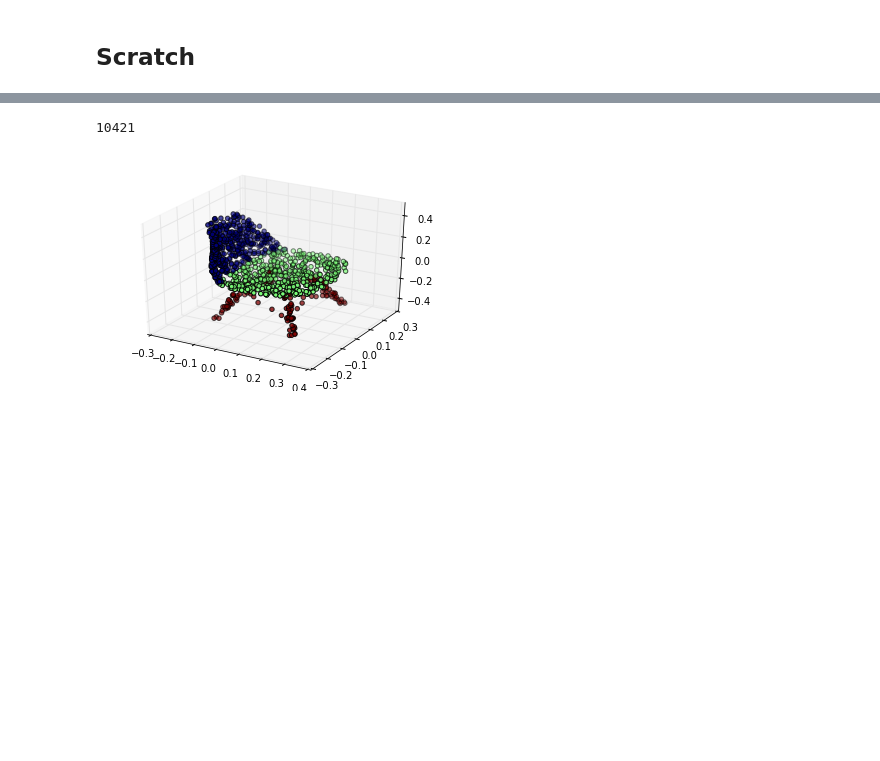
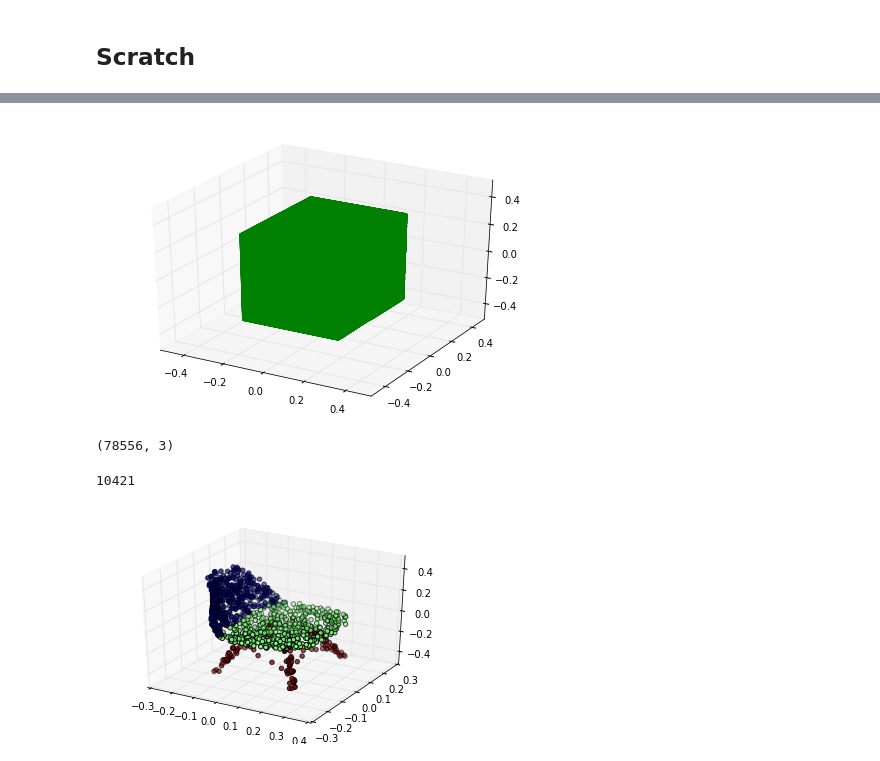
Before and after one commit to optas/tf_lab, a Jupyter notebook: notebooks/panos/scratch.ipynb, the cells around one changed output, grey strips where cells are left out. Saved outputs shown, nothing was run; the diff lists cells and outputs as text; code cells hidden in the pictures; blank space fills up the shorter version.

```diff
--- a/notebooks/panos/scratch.ipynb
+++ b/notebooks/panos/scratch.ipynb
@@ -51,3 +90,19 @@ print '%d files containing complete point clouds were found.' % (len(full_pcloud
+# %%
+mesh_file = '/orions4-zfs/projects/lins2/Panos_Space/DATA/ShapeNetManifold/20000/04330267/177fedf455e50b4d352845ab138522d8//model.obj'
+from geo_tool import Mesh
+from tf_lab.autopredictors.exploration import plot_mesh_2
+
+in_m = Mesh(file_name=mesh_file)
+in_m.swap_axes_of_vertices([0,2,1])
+in_m.center_in_unit_sphere()
+
+plot_mesh_2(in_m, in_u_sphere=True)
+# %% [output]
+[figure, added]
+# %%
+in_m.triangles.shape
+# %% [output]
+(78556, 3)
 # %%
 train_data_, val_data_, test_data_ = pio.train_validate_test_split([full_pclouds,
                                                             full_model_names],
```
Also changed, not shown: parts of 8 cells of this notebook, 2 other files.
